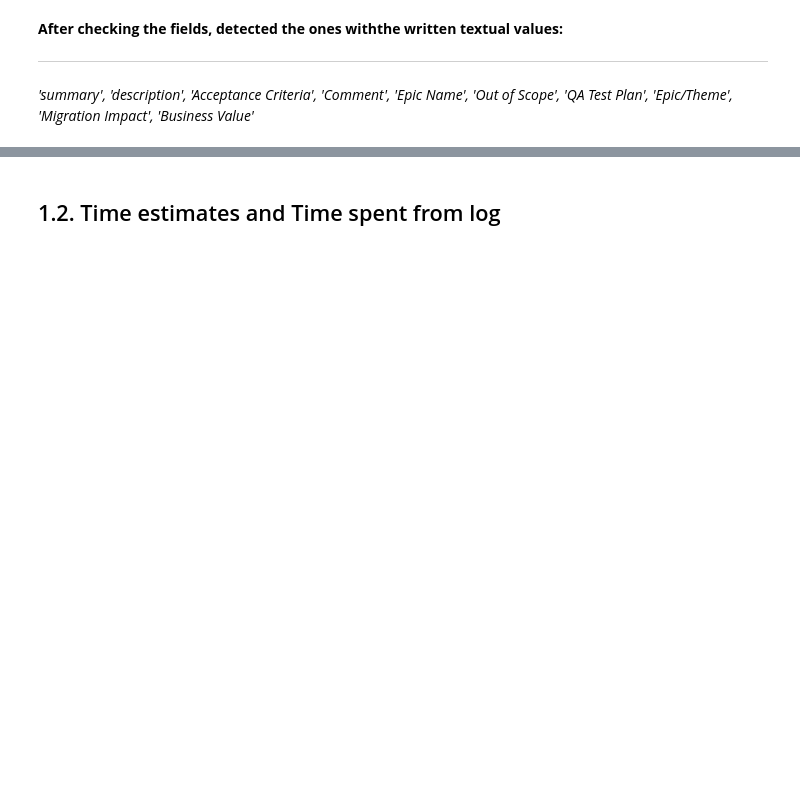
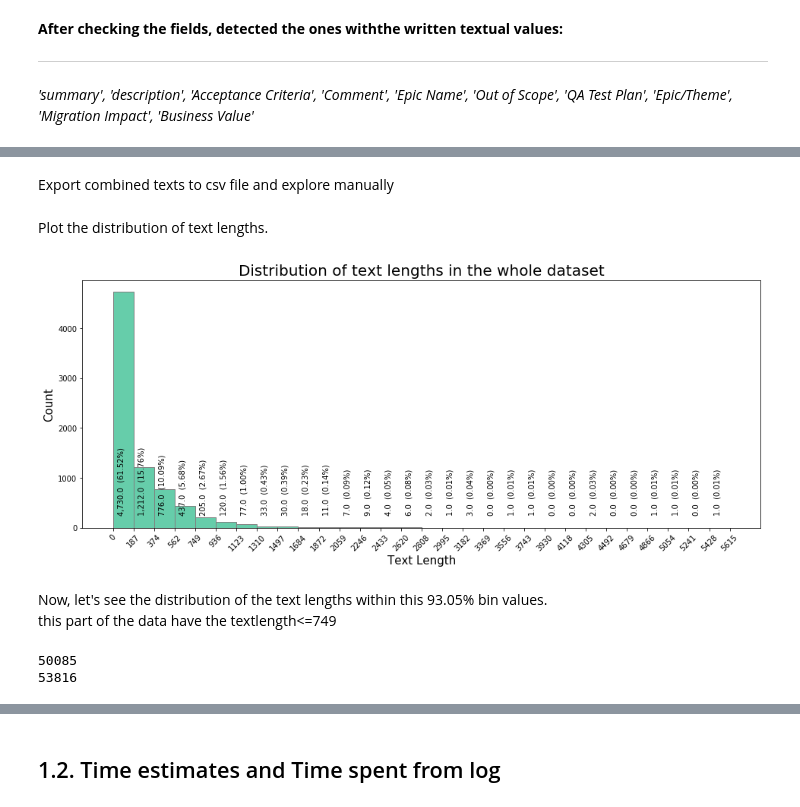
Before and after one commit to gogoladzetedo/Personalities_In_Agile, a Jupyter notebook: Analysis.ipynb, the cells around one changed output, grey strips where cells are left out. Drawn from its saved outputs; the diff is of its cells as text; code cells hidden in the pictures; blank space fills up the shorter version.

```diff
--- a/Analysis.ipynb
+++ b/Analysis.ipynb
@@ -351,0 +229,3 @@ summaries.to_csv('summaries_cleaned.csv')
+# %%
+log_cols['text'] = log_cols['text'].apply(removeCodeSnippet)
+log_cols['text'] = log_cols['text'].apply(lambda x: str.strip(x))
@@ -351,0 +251,11 @@ summaries.to_csv('summaries_cleaned.csv')
+# %%
+log_cols = log_cols[log_cols['field'].isin(['summary', 'description', 'Comment'])]
+# create datasets for each field type
+descriptions = log_cols[log_cols['field'] == 'description']
+summaries = log_cols[log_cols['field'] == 'summary']
+comments = log_cols[log_cols['field'] == 'Comment']
+
+descriptions.to_csv('descriptions.csv')
+summaries.to_csv('summaries.csv')
+comments.to_csv('comments.csv')
+#descriptions.loc[47].toString
@@ -351,0 +265,3 @@ summaries.to_csv('summaries_cleaned.csv')
+# %%
+# detect very long texts. likely, these are log traces, we can eliminate from them.
+log_cols['textLength'] = log_cols['text'].str.len()
@@ -351,0 +295,5 @@ summaries.to_csv('summaries_cleaned.csv')
+# %%
+#remove outlier
+log_cols = log_cols.drop([7085, 3635, 3521, 2575, 1740, 6974, 2507])
+# %% [markdown]
+Export combined texts to csv file and explore manually
@@ -351,0 +302,41 @@ summaries.to_csv('summaries_cleaned.csv')
+# %% [markdown]
+Plot the distribution of text lengths.
+# %%
+fig, ax = plt.subplots(figsize=(16,6))
+perc_25_colour = 'gold'
+perc_50_colour = 'mediumaquamarine'
+perc_75_colour = 'deepskyblue'
+perc_95_colour = 'peachpuff'
+counts, bins, patches = ax.hist(log_cols['textLength'], facecolor=perc_50_colour, edgecolor='gray', bins=30)
+
+# Set the ticks to be at the edges of the bins.
+ax.set_xticks(bins.round(0))
+plt.xticks(rotation=45)
+
+plt.title('Distribution of text lengths in the whole dataset', fontsize=20)
+plt.ylabel('Count', fontsize=15)
+plt.xlabel('Text Length', fontsize=15)
+
+# Calculate bar centre to display the count of data points and %
+bin_x_centers = 0.5 * np.diff(bins) + bins[:-1]
+bin_y_centers = ax.get_yticks()[1] * 0.25
+
+# Display the the count of data points and % for each bar in histogram
+for i in range(len(bins)-1):
+    bin_label = "{0:,}".format(counts[i]) + "  ({0:,.2f}%)".format((counts[i]/counts.sum())*100)
+    plt.text(bin_x_centers[i], bin_y_centers, bin_label, rotation=90, rotation_mode='anchor')
+
+# Display the graph
+plt.show()
+# %% [output]
+[figure, added]
+# %% [markdown]
+Now, let's see the distribution of the text lengths within this 93.05% bin values. <br/>
+this part of the data have the textlength<=749
+# %%
+cut_val = 749
+print(log_cols[log_cols['textLength']<=cut_val].size)
+print(log_cols.size)
+# %% [output]
+50085
+53816
```
Also changed, not shown: parts of 56 cells of this notebook.
